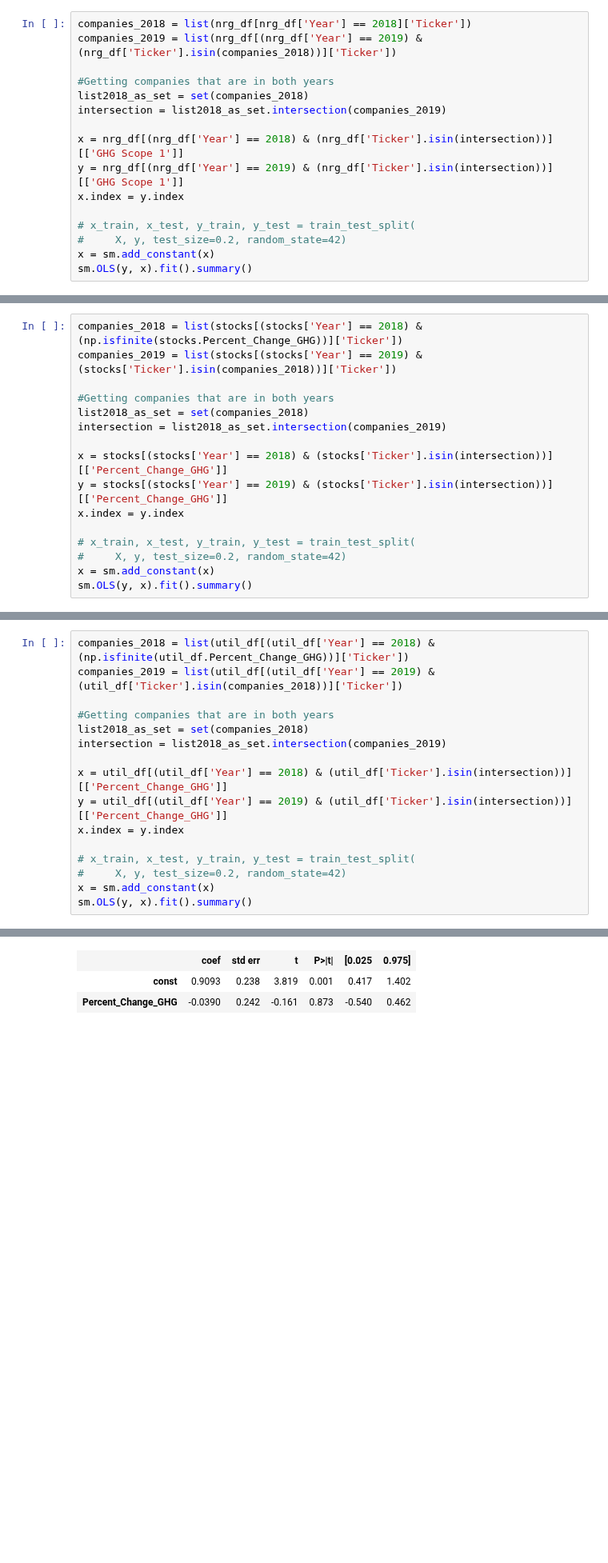
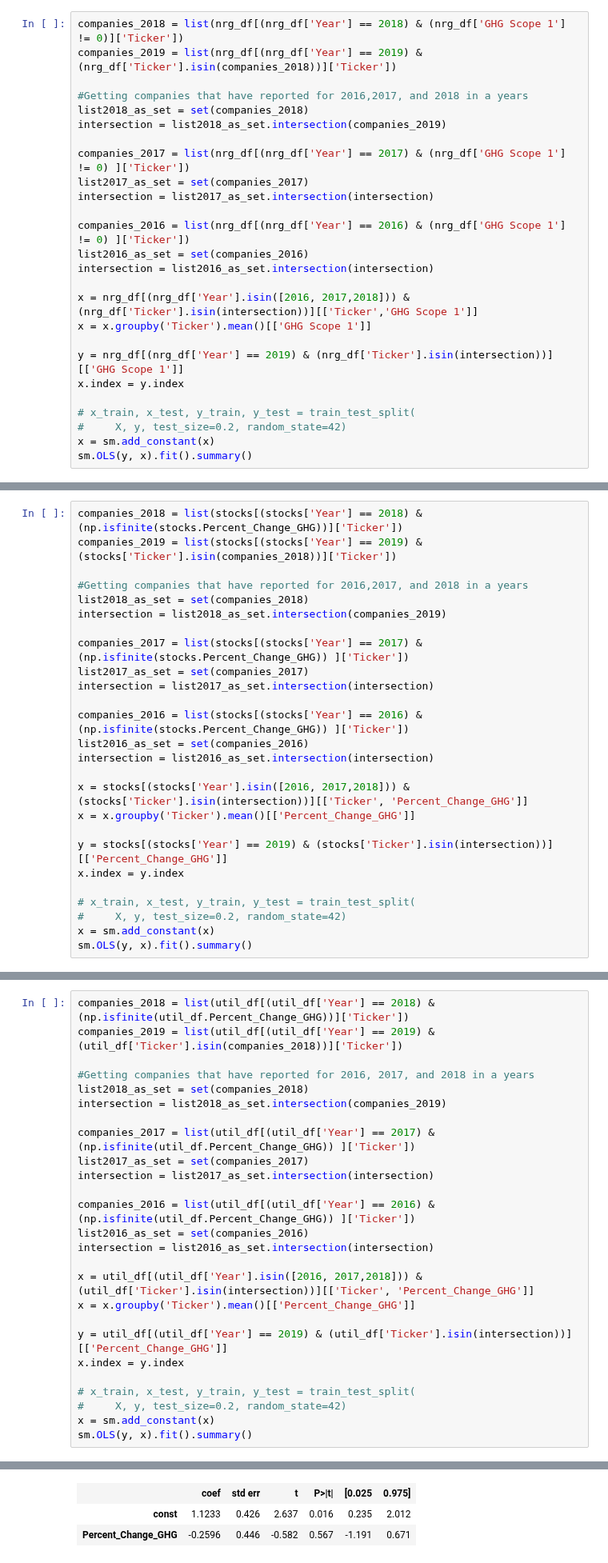
Before and after one commit to maralinetorres/BU-Capstone-Predicting-Environmental-Actions, a Jupyter notebook: Sprint #7 - Final presentation/PredictingTimeSeries - GHG Scope.ipynb, the cells around one changed output, grey strips where cells are left out. Shown at 80% size. Cells and saved outputs as stored; diff of their text form; blank space fills up the shorter version.

```diff
--- a/Sprint #7 - Final presentation/PredictingTimeSeries - GHG Scope.ipynb
+++ b/Sprint #7 - Final presentation/PredictingTimeSeries - GHG Scope.ipynb
@@ -115,13 +135,23 @@ Warnings:
 strong multicollinearity or other numerical problems.
 # %%
-companies_2018 = list(nrg_df[nrg_df['Year'] == 2018]['Ticker'])
+companies_2018 = list(nrg_df[(nrg_df['Year'] == 2018) & (nrg_df['GHG Scope 1'] != 0)]['Ticker'])
 companies_2019 = list(nrg_df[(nrg_df['Year'] == 2019) & (nrg_df['Ticker'].isin(companies_2018))]['Ticker'])
 
-#Getting companies that are in both years
+#Getting companies that have reported for 2016,2017, and 2018 in a years
 list2018_as_set = set(companies_2018)
 intersection = list2018_as_set.intersection(companies_2019)
 
-x = nrg_df[(nrg_df['Year'] == 2018) & (nrg_df['Ticker'].isin(intersection))][['GHG Scope 1']]
+companies_2017 = list(nrg_df[(nrg_df['Year'] == 2017) & (nrg_df['GHG Scope 1'] != 0) ]['Ticker'])
+list2017_as_set = set(companies_2017)
+intersection = list2017_as_set.intersection(intersection)
+
+companies_2016 = list(nrg_df[(nrg_df['Year'] == 2016) & (nrg_df['GHG Scope 1'] != 0) ]['Ticker'])
+list2016_as_set = set(companies_2016)
+intersection = list2016_as_set.intersection(intersection)
+
+x = nrg_df[(nrg_df['Year'].isin([2016, 2017,2018])) & (nrg_df['Ticker'].isin(intersection))][['Ticker','GHG Scope 1']]
+x = x.groupby('Ticker').mean()[['GHG Scope 1']]
+
 y = nrg_df[(nrg_df['Year'] == 2019) & (nrg_df['Ticker'].isin(intersection))][['GHG Scope 1']]
 x.index = y.index
 
@@ -159,11 +189,21 @@ Looking at the two regression results above that are split by industry, we see t
 companies_2018 = list(stocks[(stocks['Year'] == 2018) & (np.isfinite(stocks.Percent_Change_GHG))]['Ticker'])
 companies_2019 = list(stocks[(stocks['Year'] == 2019) & (stocks['Ticker'].isin(companies_2018))]['Ticker'])
 
-#Getting companies that are in both years
+#Getting companies that have reported for 2016,2017, and 2018 in a years
 list2018_as_set = set(companies_2018)
 intersection = list2018_as_set.intersection(companies_2019)
 
-x = stocks[(stocks['Year'] == 2018) & (stocks['Ticker'].isin(intersection))][['Percent_Change_GHG']]
+companies_2017 = list(stocks[(stocks['Year'] == 2017) & (np.isfinite(stocks.Percent_Change_GHG)) ]['Ticker'])
+list2017_as_set = set(companies_2017)
+intersection = list2017_as_set.intersection(intersection)
+
+companies_2016 = list(stocks[(stocks['Year'] == 2016) & (np.isfinite(stocks.Percent_Change_GHG)) ]['Ticker'])
+list2016_as_set = set(companies_2016)
+intersection = list2016_as_set.intersection(intersection)
+
+x = stocks[(stocks['Year'].isin([2016, 2017,2018])) & (stocks['Ticker'].isin(intersection))][['Ticker', 'Percent_Change_GHG']]
+x = x.groupby('Ticker').mean()[['Percent_Change_GHG']]
+
 y = stocks[(stocks['Year'] == 2019) & (stocks['Ticker'].isin(intersection))][['Percent_Change_GHG']]
 x.index = y.index
 
@@ -199,11 +239,21 @@ When we try to predict the percentage change of this year with the values of las
 companies_2018 = list(util_df[(util_df['Year'] == 2018) & (np.isfinite(util_df.Percent_Change_GHG))]['Ticker'])
 companies_2019 = list(util_df[(util_df['Year'] == 2019) & (util_df['Ticker'].isin(companies_2018))]['Ticker'])
 
-#Getting companies that are in both years
+#Getting companies that have reported for 2016, 2017, and 2018 in a years
 list2018_as_set = set(companies_2018)
 intersection = list2018_as_set.intersection(companies_2019)
 
-x = util_df[(util_df['Year'] == 2018) & (util_df['Ticker'].isin(intersection))][['Percent_Change_GHG']]
+companies_2017 = list(util_df[(util_df['Year'] == 2017) & (np.isfinite(util_df.Percent_Change_GHG)) ]['Ticker'])
+list2017_as_set = set(companies_2017)
+intersection = list2017_as_set.intersection(intersection)
+
+companies_2016 = list(util_df[(util_df['Year'] == 2016) & (np.isfinite(util_df.Percent_Change_GHG)) ]['Ticker'])
+list2016_as_set = set(companies_2016)
+intersection = list2016_as_set.intersection(intersection)
+
+x = util_df[(util_df['Year'].isin([2016, 2017,2018])) & (util_df['Ticker'].isin(intersection))][['Ticker', 'Percent_Change_GHG']]
+x = x.groupby('Ticker').mean()[['Percent_Change_GHG']]
+
 y = util_df[(util_df['Year'] == 2019) & (util_df['Ticker'].isin(intersection))][['Percent_Change_GHG']]
 x.index = y.index
 
@@ -223,5 +273,5 @@ OLS Regression Results
 | Df Model: | 1 |  |  |
 | Covariance Type: | nonrobust |  |  |
 |  | coef | std err | t | P>|t| | [0.025 | 0.975] |
-| const | 0.9093 | 0.238 | 3.819 | 0.001 | 0.417 | 1.402 |
-| Percent_Change_GHG | -0.0390 | 0.242 | -0.161 | 0.873 | -0.540 | 0.462 |
+| const | 1.1233 | 0.426 | 2.637 | 0.016 | 0.235 | 2.012 |
+| Percent_Change_GHG | -0.2596 | 0.446 | -0.582 | 0.567 | -1.191 | 0.671 |
```
Also changed, not shown: parts of 11 cells of this notebook.
